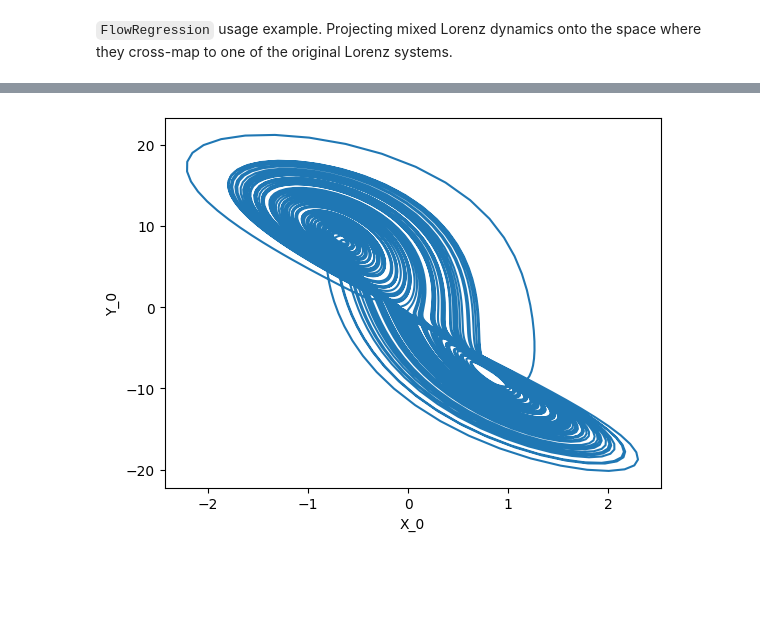
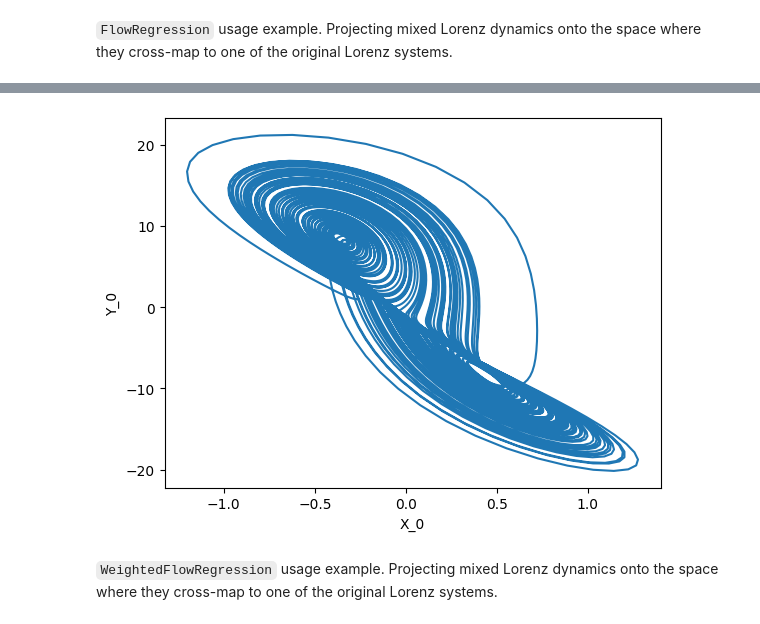
Before and after one commit to z7743/FlowDecomposition, a Jupyter notebook: notebooks/example.ipynb, the cells around one changed output, grey strips where cells are left out. Drawn from its saved outputs; the diff is of its cells as text; code cells hidden in the pictures; blank space fills up the shorter version.

Commit message:
weighted regression

```diff
--- a/notebooks/example.ipynb
+++ b/notebooks/example.ipynb
@@ -176,9 +175,11 @@ Epoch 500/500, Loss: 0.1152, ccm_loss: 0.1152, h_norm_loss: 0.7505
 # %%
 unmixed = fd.predict(X_mixed)
 # %%
-plt.plot(unmixed[:,0,0],y[:,0])
+plt.plot(unmixed[:,0],y[:,0])
 plt.xlabel('X_0')
 plt.ylabel('Y_0')
 plt.show()
 # %% [output]
-[figure, old version]
+[figure, new version]
+# %% [markdown]
+`WeightedFlowRegression` usage example. Projecting mixed Lorenz dynamics onto the space where they cross-map to one of the original Lorenz systems.
```
Also changed, not shown: parts of 8 cells of this notebook, 7 other files.
